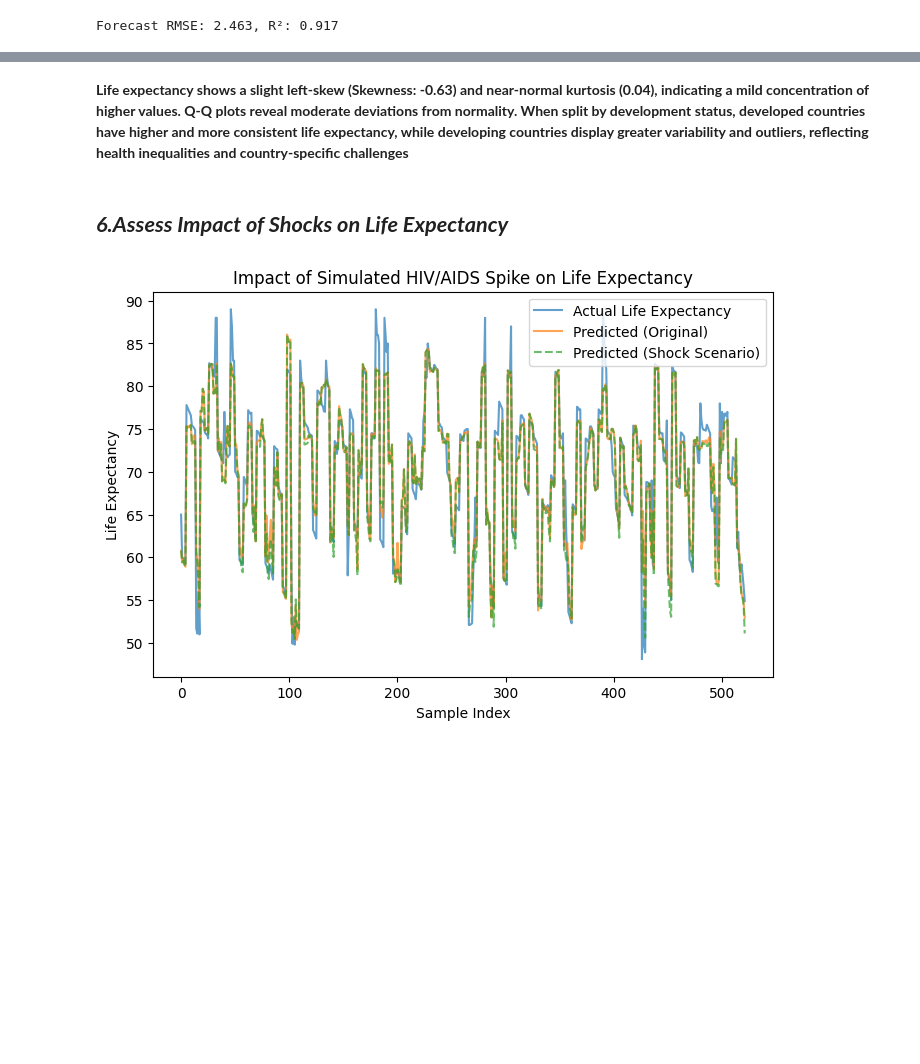
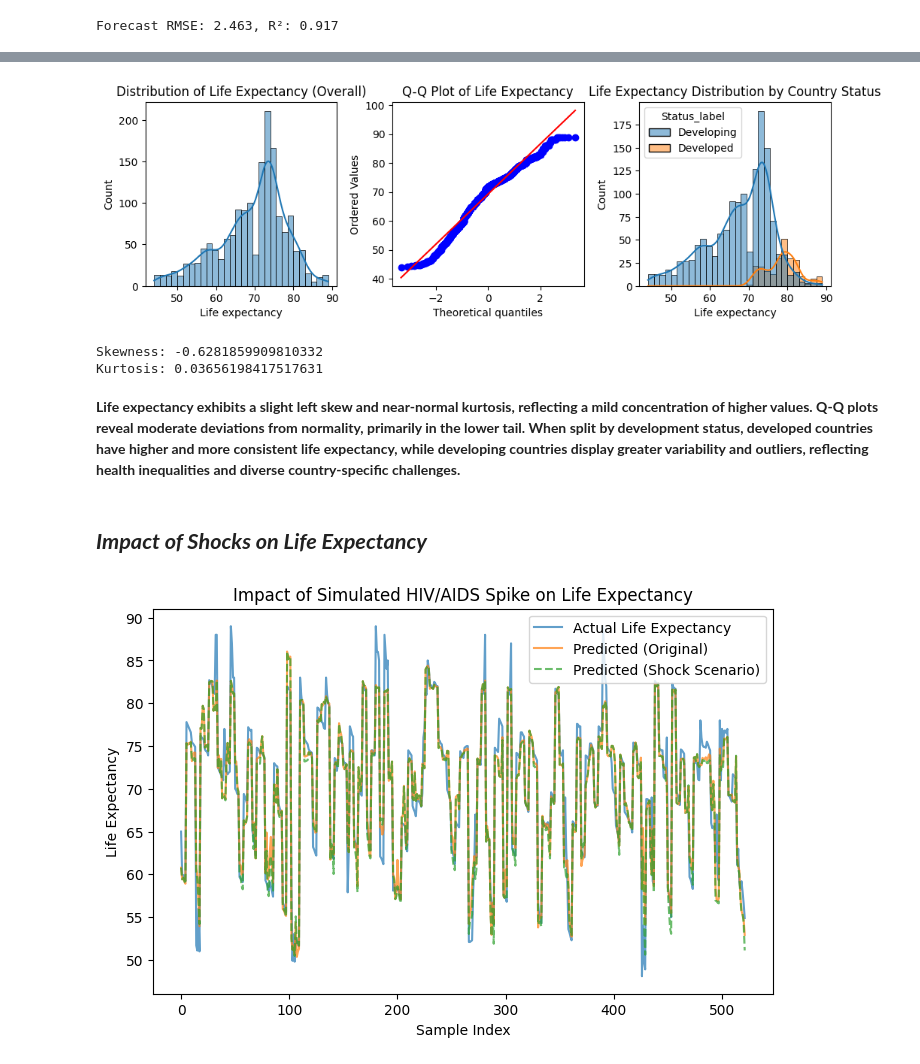
Before and after one commit to SumayyaN/final_recess_project, a Jupyter notebook: Life_Expectancy.ipynb, the cells around one changed output, grey strips where cells are left out. Saved outputs shown, nothing was run; the diff lists cells and outputs as text; code cells hidden in the pictures; blank space fills up the shorter version.

```diff
--- a/Life_Expectancy.ipynb
+++ b/Life_Expectancy.ipynb
@@ -693,7 +667,42 @@ Kurtosis: 0.03656198417517631
+# %%
+from scipy.stats import skew, kurtosis
+import scipy.stats as stats
+
+
+# Histogram
+
+plt.figure(figsize=(10,6))
+plt.subplot(2, 3, 1)
+sb.histplot(df['Life expectancy'], kde=True, bins=30)
+plt.title("Distribution of Life Expectancy (Overall)")
+
+
+# Q-Q Plot
+plt.subplot(2, 3, 2)
+stats.probplot(df['Life expectancy'], dist="norm", plot=plt)
+plt.title("Q-Q Plot of Life Expectancy")
+
+
+# By Development Status
+plt.subplot(2, 3, 3)
+sb.histplot(data=df, x='Life expectancy', hue='Status_label', kde=True, bins=30)
+plt.title("Life Expectancy Distribution by Country Status")
+plt.tight_layout()
+plt.show()
+
+# Skewness and Kurtosis
+print("Skewness:", skew(df['Life expectancy']))
+print("Kurtosis:", kurtosis(df['Life expectancy']))
+# %% [output]
+[figure, added]
+Skewness: -0.6281859909810332
+Kurtosis: 0.03656198417517631
 # %% [markdown]
-**Life expectancy shows a slight left-skew (Skewness: -0.63) and near-normal kurtosis (0.04), indicating a mild concentration of higher values. Q-Q plots reveal moderate deviations from normality. When split by development status, developed countries have higher and more consistent life expectancy, while developing countries display greater variability and outliers, reflecting health inequalities and country-specific challenges**
+
+
+**Life expectancy exhibits a slight left skew and near-normal kurtosis, reflecting a mild concentration of higher values. Q-Q plots reveal moderate deviations from normality, primarily in the lower tail. When split by development status, developed countries have higher and more consistent life expectancy, while developing countries display greater variability and outliers, reflecting health inequalities and diverse country-specific challenges.**
 # %% [markdown]
-## ***6.Assess Impact of Shocks on Life Expectancy***
+## ***Impact of Shocks on Life Expectancy***
 # %%
 
 shock_df = X_test.copy()
```
Also changed, not shown: parts of 19 cells of this notebook.
